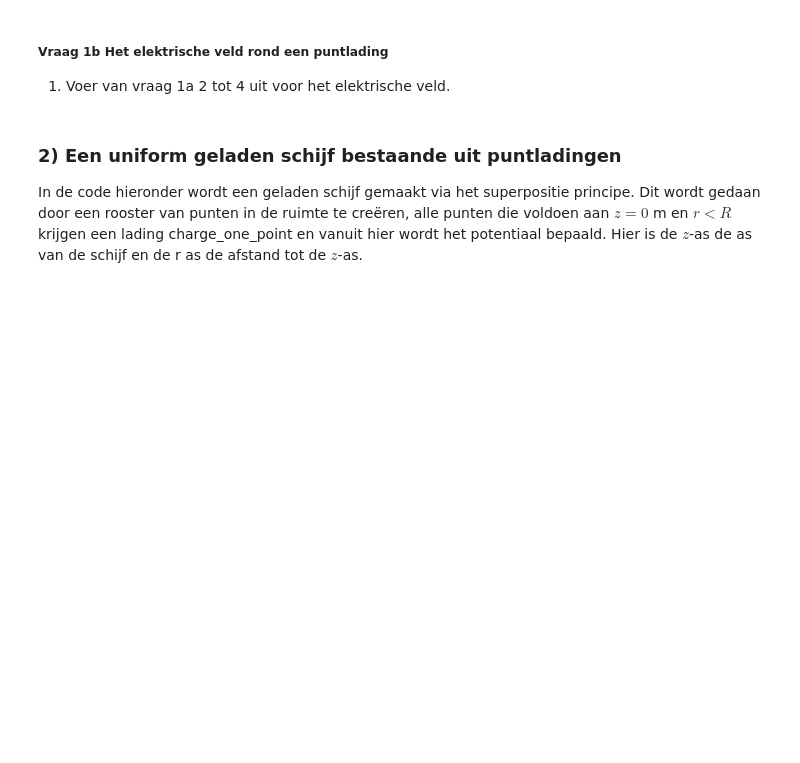
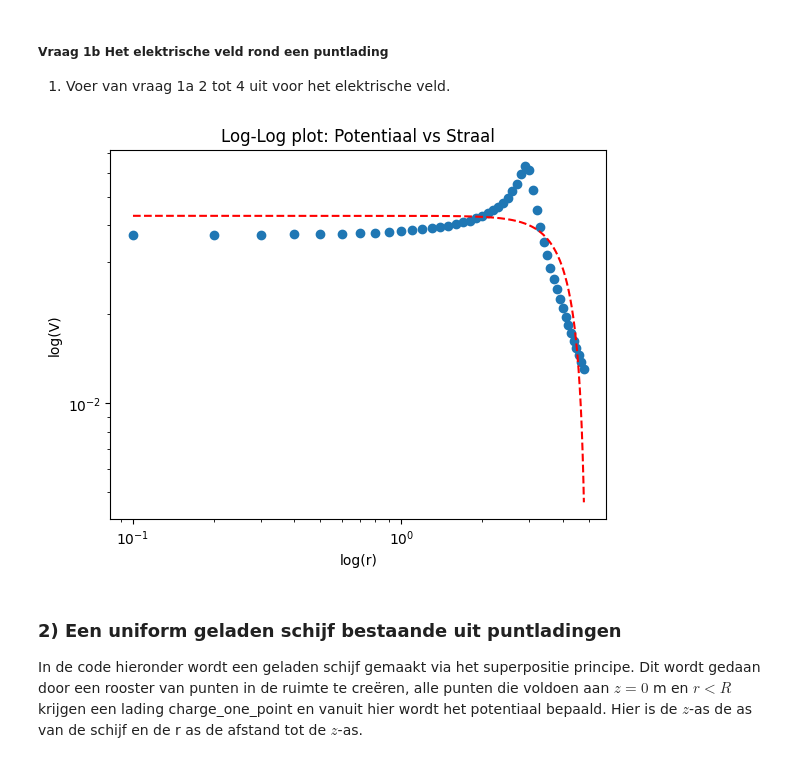
Before and after one commit to wobsen/opdrachten-DEF-D, a Jupyter notebook: DigitaleOntwerpopdrachten/1CondensatorOpdracht/CondensatorOntwerpopdracht.ipynb, the cells around one changed output. Saved outputs shown, nothing was run; the diff lists cells and outputs as text; code cells hidden in the pictures; blank space fills up the shorter version.

```diff
--- a/DigitaleOntwerpopdrachten/1CondensatorOpdracht/CondensatorOntwerpopdracht.ipynb
+++ b/DigitaleOntwerpopdrachten/1CondensatorOpdracht/CondensatorOntwerpopdracht.ipynb
@@ -94,9 +147,25 @@ plot_results_pt_charge_at_origin(Ez, Er, normE, V, r, z, grid_step)
 ##### Vraag 1b Het elektrische veld rond een puntlading
 1. Voer van vraag 1a 2 tot 4 uit voor het elektrische veld.
 # %%
-###
-###Hier jouw code###
-###
+def functiefit1(x,a,b,c):
+    return a*x**b + c
+
+#fitten
+popt1, pcov1 = curve_fit(functiefit1, r_for_E, normE[idx_z0,:48])
+
+x1 = np.linspace(0.1, np.max(r_for_E), 1000)
+y2 = functiefit(x1, *popt1)
+
+#plotten van de potentiaal als functie van r op z=0 en de fit
+plt.figure()
+plt.loglog(r_for_E, normE[idx_z0,:48], "o") #potentiaal masken op z=0 mbv index
+plt.loglog(x1, y2, "r--")
+plt.xlabel('log(r)')
+plt.ylabel('log(V)')
+plt.title('Log-Log plot: Potentiaal vs Straal')
+plt.show()
+# %% [output]
+[figure, added]
 # %% [markdown]
 ### 2) Een uniform geladen schijf bestaande uit puntladingen
 
```
Also changed, not shown: parts of 11 cells of this notebook, 3 other files.
